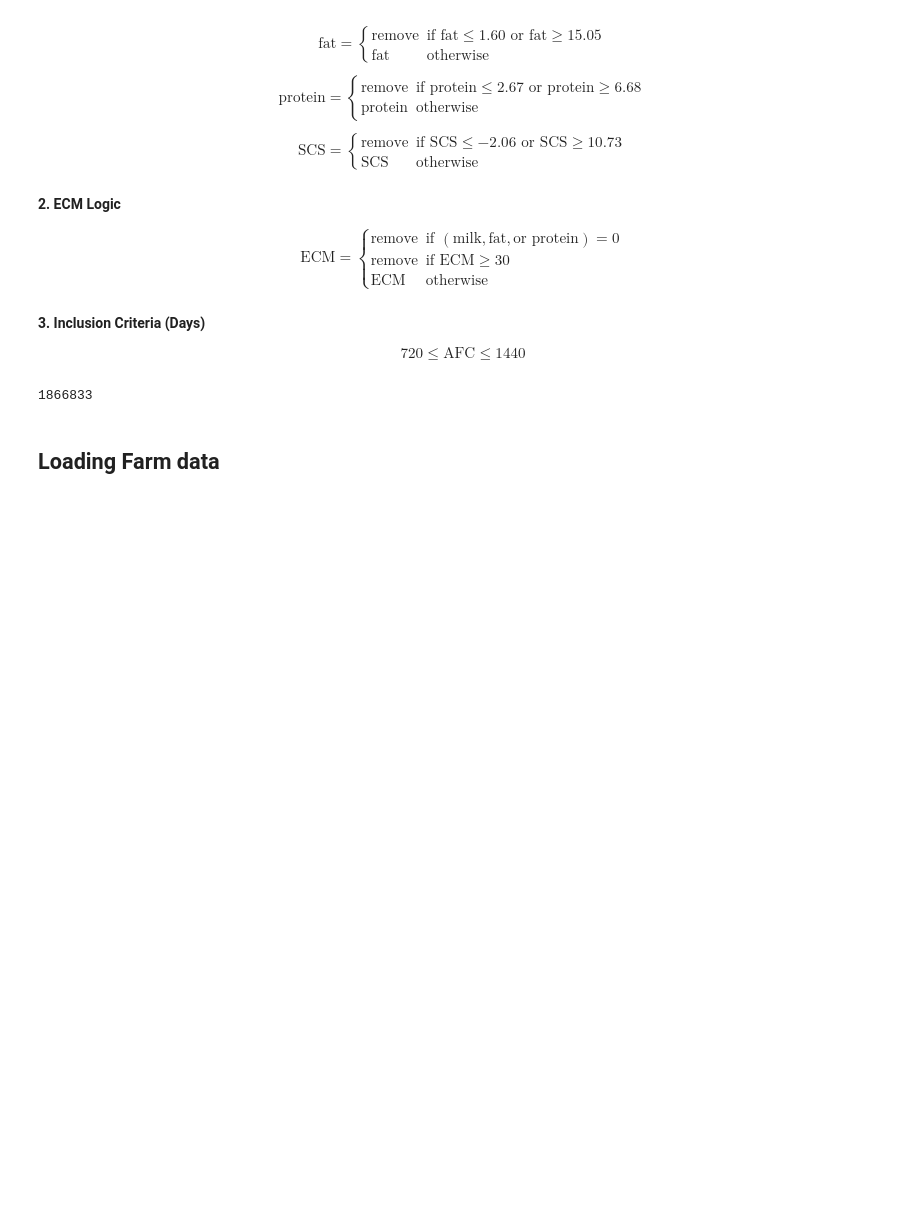
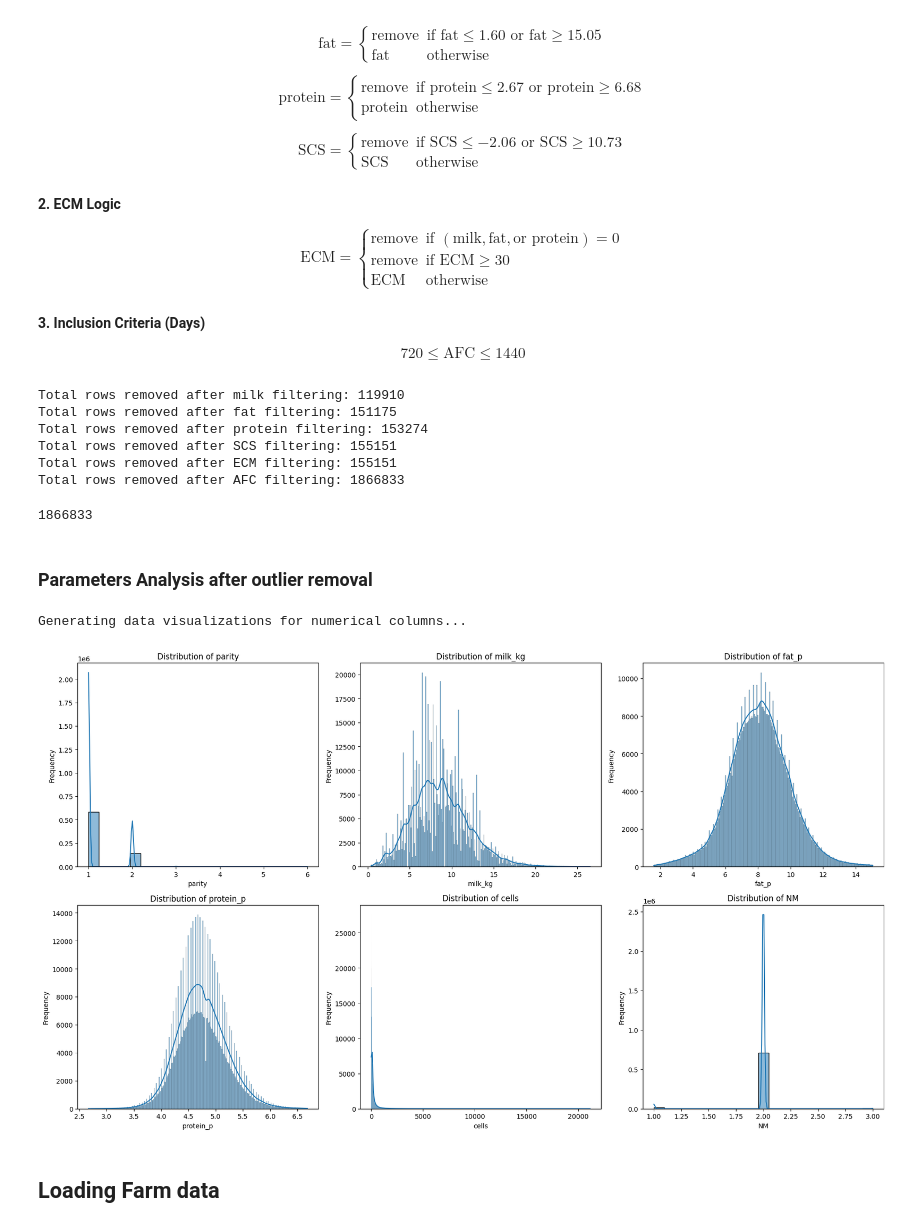
Before and after one commit to smsag99/Thesis, a Jupyter notebook: codes/FeatureEng.ipynb, the cells around one changed output. Drawn from its saved outputs; the diff is of its cells as text; code cells hidden in the pictures; blank space fills up the shorter version.

Commit message:
calculate number of removed data

```diff
--- a/codes/FeatureEng.ipynb
+++ b/codes/FeatureEng.ipynb
@@ -162,14 +162,59 @@ $$
 $$720 \le \text{AFC} \le 1440$$
 # %%
 df_animal_filtered = df_animal[(df_animal['milk_kg'] >= 0.4) & (df_animal['milk_kg'] <= 26.5)]
+print(f"Total rows removed after milk filtering: {len(df_animal)-len(df_animal_filtered)}")
 df_animal_filtered = df_animal_filtered[(df_animal_filtered['fat_p'] >= 1.6) & (df_animal_filtered['fat_p'] <= 15.05)]
+print(f"Total rows removed after fat filtering: {len(df_animal)-len(df_animal_filtered)}")
 df_animal_filtered = df_animal_filtered[(df_animal_filtered['protein_p'] >= 2.67) & (df_animal_filtered['protein_p'] <= 6.68)]
+print(f"Total rows removed after protein filtering: {len(df_animal)-len(df_animal_filtered)}")
 df_animal_filtered = df_animal_filtered[(df_animal_filtered['SCS'] >= -2.06) & (df_animal_filtered['SCS'] <= 10.73)]
+print(f"Total rows removed after SCS filtering: {len(df_animal)-len(df_animal_filtered)}")
 df_animal_filtered = df_animal_filtered[df_animal_filtered['ECM'] <= 301]
+print(f"Total rows removed after ECM filtering: {len(df_animal)-len(df_animal_filtered)}")
 df_animal_filtered = df_animal_filtered[(df_animal_filtered['AFC'] >= pd.Timedelta(days=720)) & (df_animal_filtered['AFC'] <= pd.Timedelta(days=1440))]
+print(f"Total rows removed after AFC filtering: {len(df_animal)-len(df_animal_filtered)}")
+# %% [output]
+Total rows removed after milk filtering: 119910
+Total rows removed after fat filtering: 151175
+Total rows removed after protein filtering: 153274
+Total rows removed after SCS filtering: 155151
+Total rows removed after ECM filtering: 155151
+Total rows removed after AFC filtering: 1866833
 # %%
 (len(df_animal)-len(df_animal_filtered))
 # %% [output]
 1866833
+# %% [markdown]
+### Parameters Analysis after outlier removal
+# %%
+import matplotlib.pyplot as plt
+import seaborn as sns
+
+print("Generating data visualizations for numerical columns...")
+
+# Set up the matplotlib figure and axes for subplots
+fig, axes = plt.subplots(nrows=3, ncols=3, figsize=(18, 15))
+axes = axes.flatten() # Flatten the 3x3 array of axes for easy iteration
+
+# Select numerical columns for visualization, excluding date-like integers and IDs
+numerical_cols = ['parity', 'milk_kg', 'fat_p', 'protein_p', 'cells', 'NM']
+
+# Create histograms for numerical columns
+for i, col in enumerate(numerical_cols):
+    if i < len(axes):
+        sns.histplot(df_animal_filtered[col], kde=True, ax=axes[i])
+        axes[i].set_title(f'Distribution of {col}')
+        axes[i].set_xlabel(col)
+        axes[i].set_ylabel('Frequency')
+
+# Hide any unused subplots
+for j in range(len(numerical_cols), len(axes)):
+    fig.delaxes(axes[j])
+
+plt.tight_layout()
+plt.show()
+# %% [output]
+Generating data visualizations for numerical columns...
+[figure, added]
 # %% [markdown]
 ## Loading Farm data
```
